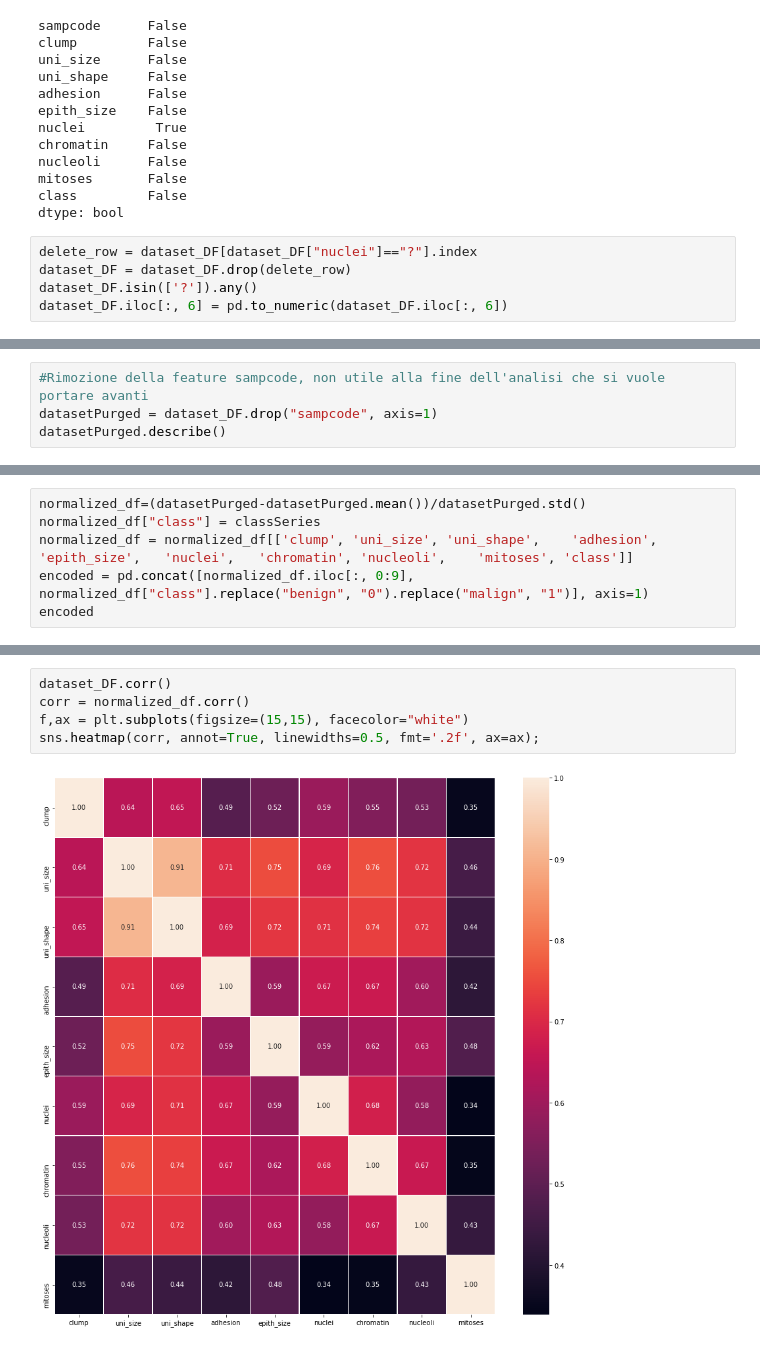
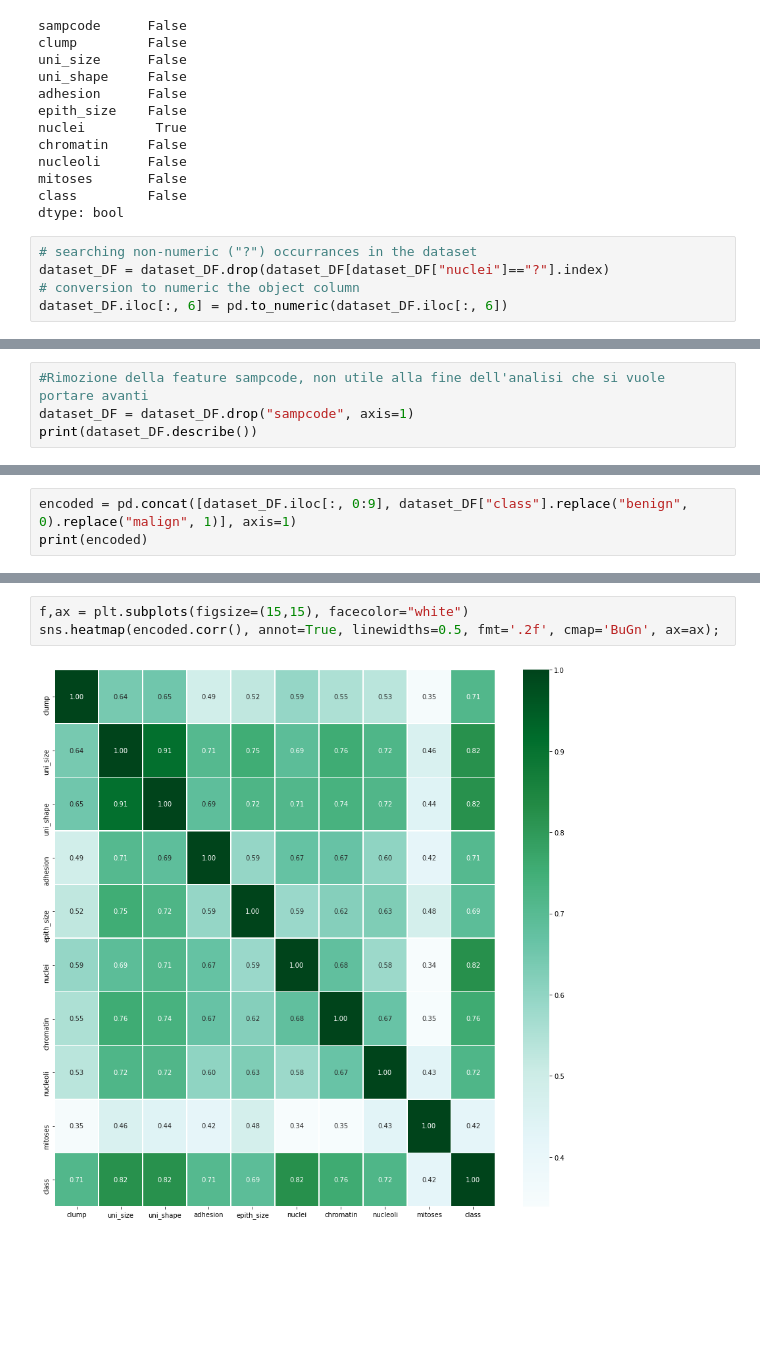
Before and after one commit to Nicordaro/MML, a Jupyter notebook: MML_Thesis.ipynb, the cells around one changed output, grey strips where cells are left out. Drawn from its saved outputs; the diff is of its cells as text; blank space fills up the shorter version.

```diff
--- a/MML_Thesis.ipynb
+++ b/MML_Thesis.ipynb
@@ -101,7 +102,7 @@ mitoses       False
 class         False
 dtype: bool
 # %%
-delete_row = dataset_DF[dataset_DF["nuclei"]=="?"].index
-dataset_DF = dataset_DF.drop(delete_row)
-dataset_DF.isin(['?']).any()
+# searching non-numeric ("?") occurrances in the dataset
+dataset_DF = dataset_DF.drop(dataset_DF[dataset_DF["nuclei"]=="?"].index)
+# conversion to numeric the object column
 dataset_DF.iloc[:, 6] = pd.to_numeric(dataset_DF.iloc[:, 6])
@@ -134,5 +118,5 @@ dataset_DF.head(7)
 # %%
 #Rimozione della feature sampcode, non utile alla fine dell'analisi che si vuole portare avanti
-datasetPurged = dataset_DF.drop("sampcode", axis=1)
-datasetPurged.describe()
+dataset_DF = dataset_DF.drop("sampcode", axis=1)
+print(dataset_DF.describe())
 # %% [output]
@@ -190,7 +164,4 @@ Name: class, Length: 683, dtype: object
 # %%
-normalized_df=(datasetPurged-datasetPurged.mean())/datasetPurged.std()
-normalized_df["class"] = classSeries
-normalized_df = normalized_df[['clump', 'uni_size', 'uni_shape',	'adhesion',	'epith_size',	'nuclei',	'chromatin', 'nucleoli',	'mitoses', 'class']]
-encoded = pd.concat([normalized_df.iloc[:, 0:9], normalized_df["class"].replace("benign", "0").replace("malign", "1")], axis=1)
-encoded
+encoded = pd.concat([dataset_DF.iloc[:, 0:9], dataset_DF["class"].replace("benign", 0).replace("malign", 1)], axis=1)
+print(encoded)
 # %% [output]
@@ -218,9 +190,7 @@ for p in graph.patches:
 # %% [output]
 [figure]
 # %%
-dataset_DF.corr()
-corr = normalized_df.corr()
 f,ax = plt.subplots(figsize=(15,15), facecolor="white")
-sns.heatmap(corr, annot=True, linewidths=0.5, fmt='.2f', ax=ax);
+sns.heatmap(encoded.corr(), annot=True, linewidths=0.5, fmt='.2f', cmap='BuGn', ax=ax);
 # %% [output]
-[figure, old version]
+[figure, new version]
```
Also changed, not shown: parts of 23 cells of this notebook.
